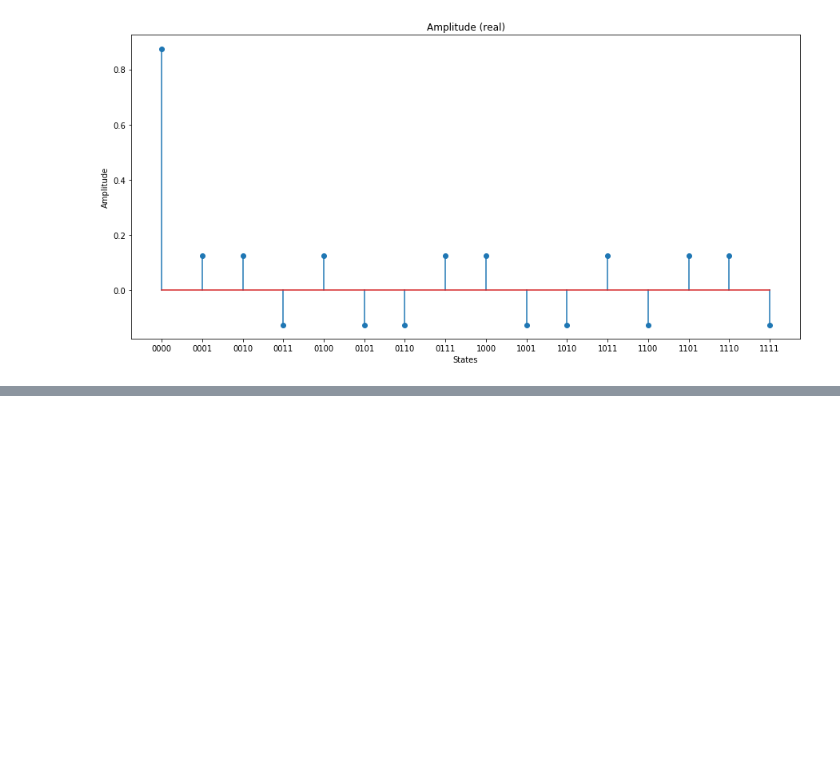
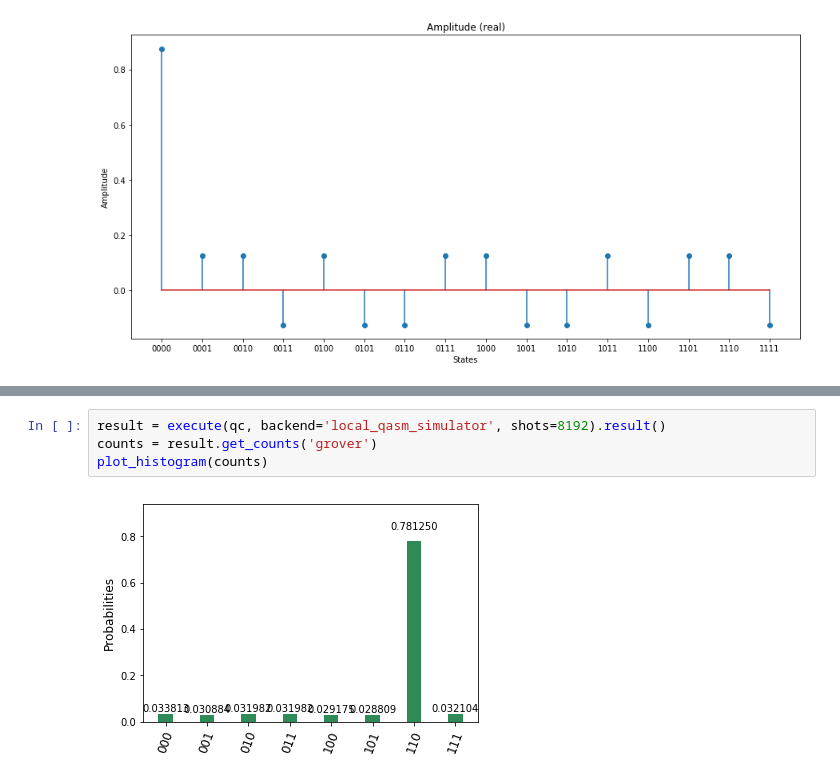
Before and after one commit to RQC-QApp/NNQST, a Jupyter notebook: demo/grover.ipynb, the cells around one changed output, grey strips where cells are left out. Cells and saved outputs as stored; diff of their text form; blank space fills up the shorter version.

```diff
--- a/demo/grover.ipynb
+++ b/demo/grover.ipynb
@@ -111,0 +123,6 @@ plt.show()
+# %%
+result = execute(qc, backend='local_qasm_simulator', shots=8192).result()
+counts = result.get_counts('grover')
+plot_histogram(counts)
+# %% [output]
+[figure, added]
```
Also changed, not shown: parts of 8 cells of this notebook, 1 other file.
